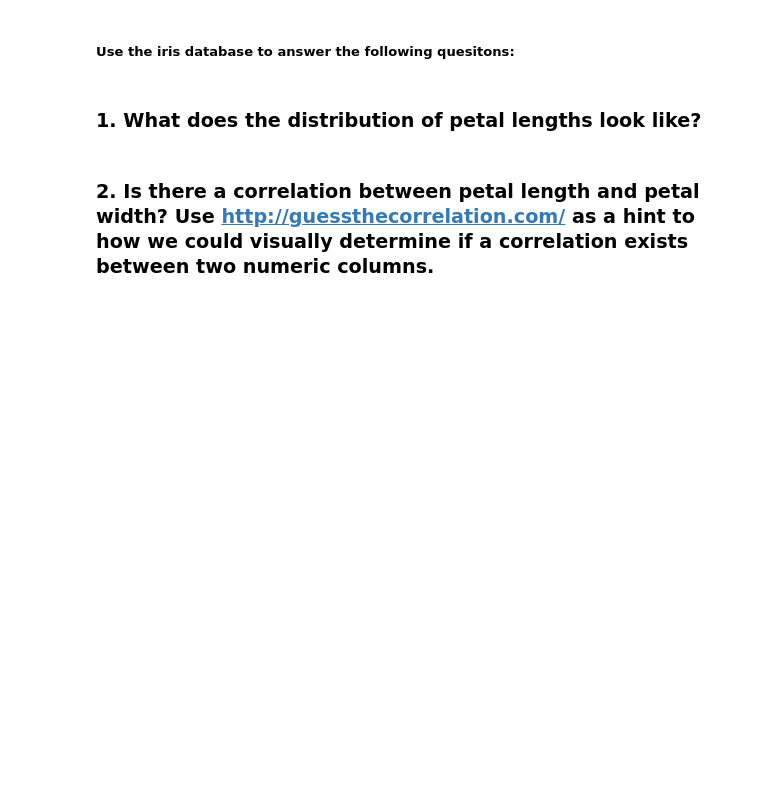
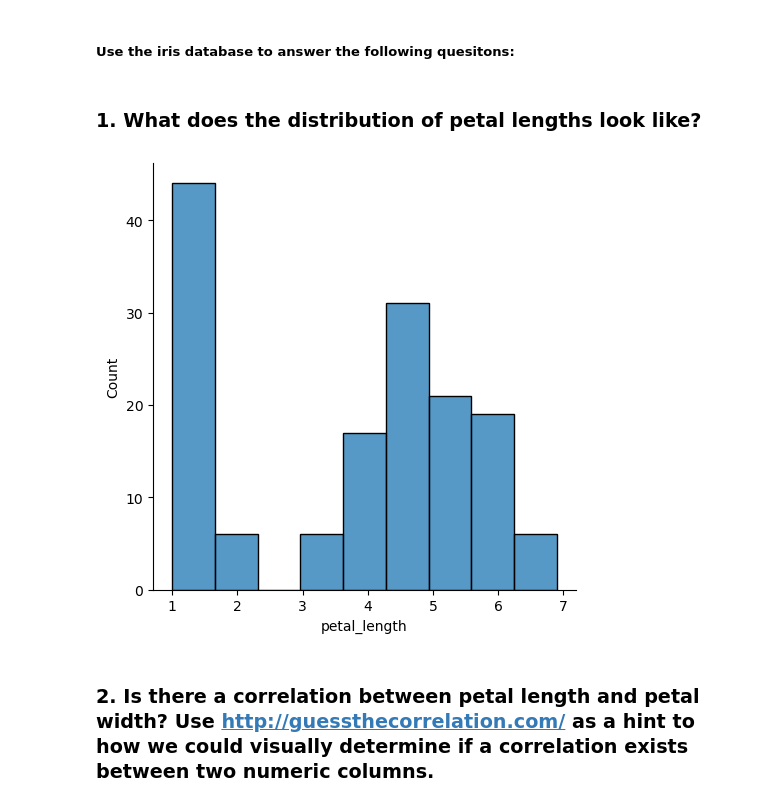
Before and after one commit to Jared-Wood135/numpy-pandas-visualization-exercises, a Jupyter notebook: seaborn_exercises.ipynb, the cells around one changed output. Drawn from its saved outputs; the diff is of its cells as text; code cells hidden in the pictures; blank space fills up the shorter version.

```diff
--- a/seaborn_exercises.ipynb
+++ b/seaborn_exercises.ipynb
@@ -7,4 +12,10 @@
+# %%
+iris = sns.load_dataset('iris')
 # %% [markdown]
 ### 1. What does the distribution of petal lengths look like?
+# %%
+sns.displot(data=iris, x='petal_length');
+# %% [output]
+[figure, added]
 # %% [markdown]
 ### 2. Is there a correlation between petal length and petal width? Use http://guessthecorrelation.com/ as a hint to how we could visually determine if a correlation exists between two numeric columns.
```
Also changed, not shown: parts of 5 cells of this notebook.
